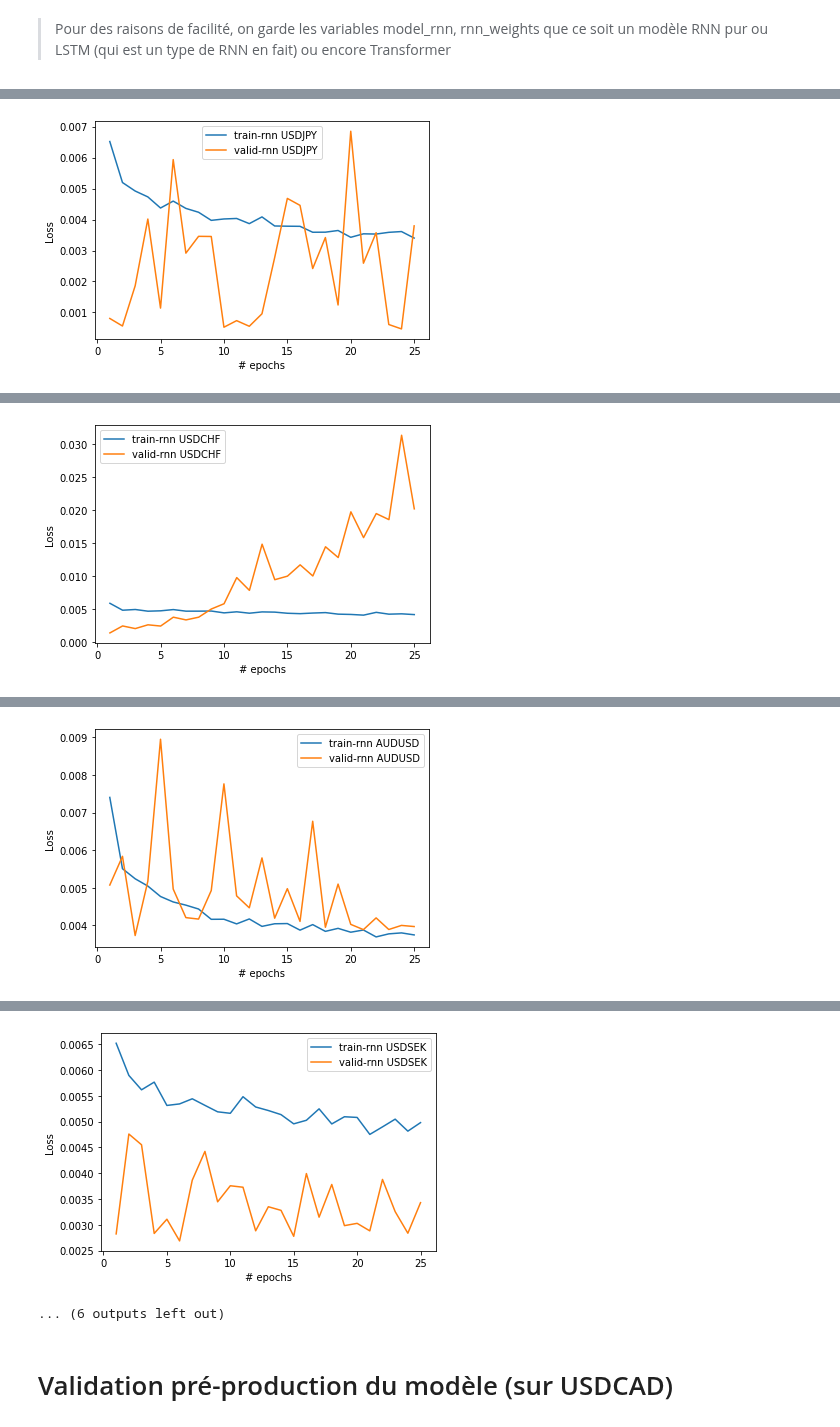
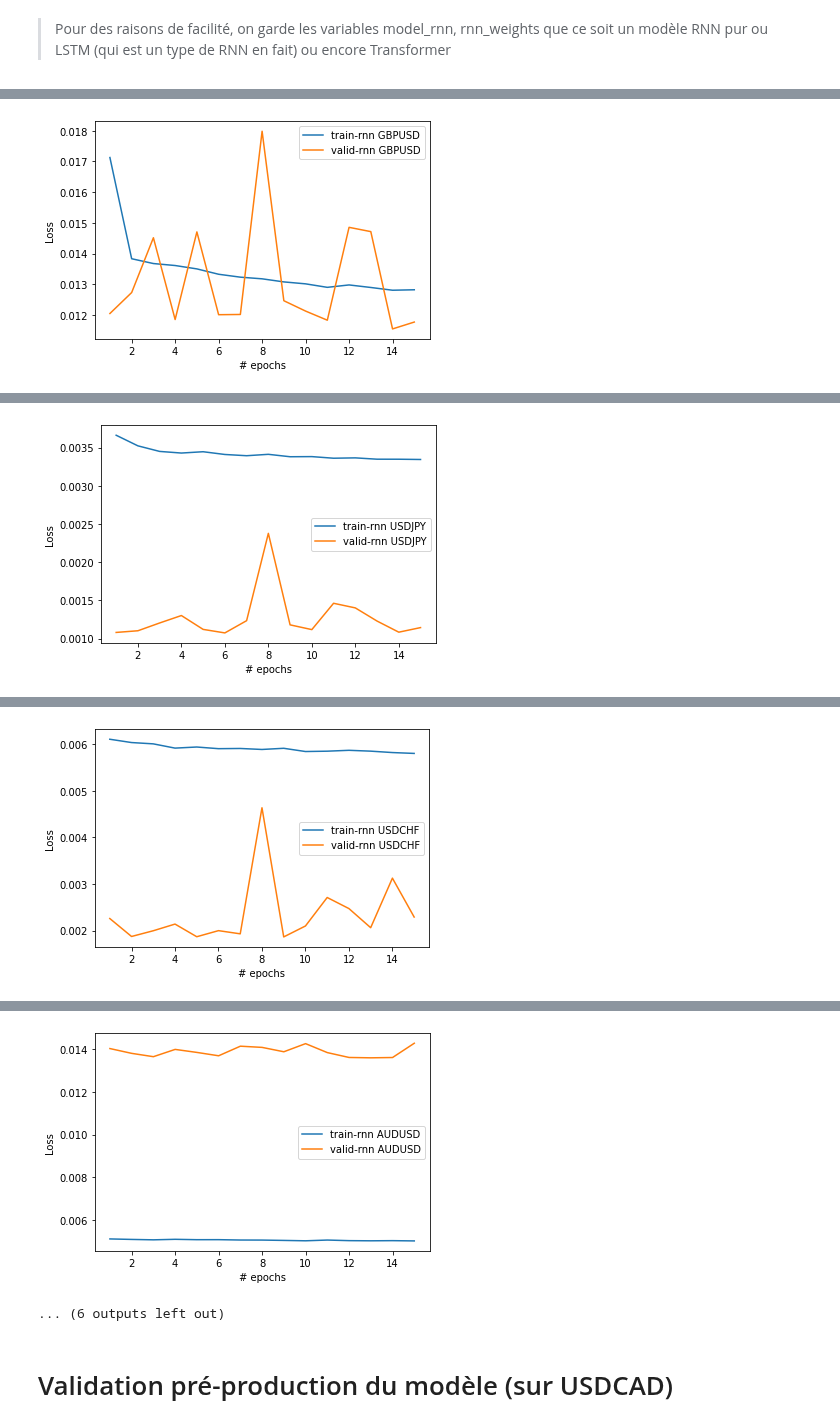
Before and after one commit to delemarchand2020/IVADO_MILA_DL, a Jupyter notebook: Predict_FX_with_DL.ipynb, the cells around one changed output, grey strips where cells are left out. Saved outputs shown, nothing was run; the diff lists cells and outputs as text; code cells hidden in the pictures.

```diff
--- a/Predict_FX_with_DL.ipynb
+++ b/Predict_FX_with_DL.ipynb
@@ -129,12 +129,12 @@ On créé les séquences d'entrées et de sorties telles que les 7 premiers prix
 
 Puis, on "standardise" les jeux de données pour faciliter l'apprentissage RNN.
 # %%
-def split_x_y_in_torch(dfs,seq_len):
+def split_x_y_in_torch(dfs,seq_len, pos_x=7, pos_y=8):
     X = []
     Y = []
     for row in dfs:
-      X.append([row[0:seq_len-1]])
-      Y.append([row[seq_len-1]])
+      X.append([row[0:pos_x]])
+      Y.append([row[pos_y-1]])
     X = np.array(X)
     Y = np.array(Y)
     return torch.from_numpy(X.transpose(0,2,1)).float(), torch.from_numpy(Y).float()
@@ -161,7 +161,7 @@ def standardize(X, mean=None, std=None):
 
     return Xs, mean, std
 # %%
-def create_datasets(seq_len=8, name_serie='USDCAD'):
+def create_datasets(seq_len=8, name_serie='USDCAD', pos_x=7, pos_y=8):
     s = pd.Series(df[name_serie].values) # USDCAD ou EURUSD ou GBPUSD
 
     arr = [s.shift(x).values[::-1][:seq_len] for x in range(len(s))[::-1]]
@@ -172,9 +172,9 @@ def create_datasets(seq_len=8, name_serie='USDCAD'):
 
     train, validate, test = np.split(dfs, [int(.6*len(dfs)), int(.8*len(dfs))])
 
-    X_train, y_train = split_x_y_in_torch(train,seq_len)
-    X_validate, y_validate = split_x_y_in_torch(validate,seq_len)
-    X_test, y_test = split_x_y_in_torch(test,seq_len)
+    X_train, y_train = split_x_y_in_torch(train, seq_len, pos_x, pos_y)
+    X_validate, y_validate = split_x_y_in_torch(validate, seq_len, pos_x, pos_y)
+    X_test, y_test = split_x_y_in_torch(test, seq_len, pos_x, pos_y)
 
     mean = np.mean(dfs)
     std = np.std(dfs)
@@ -519,15 +519,19 @@ def get_optimizer(model, learning_rate=learning_rate):
 # %% [markdown]
 > Pour des raisons de facilité, on garde les variables model_rnn, rnn_weights que ce soit un modèle RNN pur ou LSTM (qui est un type de RNN en fait) ou encore Transformer
 # %%
-n_epoch = 25
-batch_size = 8
-seq_len = 25
+n_epoch = 15
+batch_size = 4
+seq_len = 15
+pos_x = 10
+pos_y = 15
+taille_bloc_pred = pos_y - pos_x
 
 # pre-training (initialement pas de pre-training)
-model_rnn, rnn_weights  = get_transformer_instance(input_dim = 1,
-                                                   output_dim = 1,n_layers = 4,
-                                                   hidden_size = 30,
-                                                   n_heads=2)
+model_rnn, rnn_weights  = get_lstm_instance(input_dim = 1,output_dim = 1,n_layers = 2,hidden_size = 20)
+                          #get_transformer_instance(input_dim = 1,
+                                                   #output_dim = 1,n_layers = 2,
+                                                   #hidden_size = 20,
+                                                   #n_heads=1)
                           #get_lstm_instance(input_dim = 1,output_dim = 1,n_layers = 3,hidden_size = 60)
                           #get_rnn_instance()
 
@@ -538,8 +542,11 @@ loss_fun = torch.nn.MSELoss()
 optimizer_rnn = get_optimizer(model_rnn)
 
 # choix parmi : ['USDCAD','EURUSD', 'GBPUSD','USDJPY','USDCHF','AUDUSD','USDSEK','USDNOK','NZDUSD','USDCAD']
-for name_serie in ['EURUSD', 'GBPUSD','USDJPY','USDCHF','AUDUSD','USDSEK','USDNOK','NZDUSD','USDCAD']:
-    data_train, data_val, data_test, stat = create_datasets(seq_len=seq_len, name_serie=name_serie)
+for name_serie in ['USDCAD','EURUSD', 'GBPUSD','USDJPY','USDCHF','AUDUSD','USDSEK','USDNOK','NZDUSD']:
+    data_train, data_val, data_test, stat = create_datasets(seq_len=seq_len,
+                                                            name_serie=name_serie,
+                                                            pos_x=pos_x,
+                                                            pos_y=pos_y)
 
     Xs_train,ys_train = data_train[0], data_train[1]
     Xs_validate,ys_validate = data_val[0], data_val[1]
@@ -550,7 +557,8 @@ for name_serie in ['EURUSD', 'GBPUSD','USDJPY','USDCHF','AUDUSD','USDSEK','USDNO
                                                                 Xs_validate, ys_validate,Xs_test,
                                                                 ys_test,batch_size = batch_size)
 
-    loss_history = train_model(model_rnn, rnn_weights, optimizer_rnn, loss_fun,n_epoch=n_epoch)
+    loss_history = train_model(model_rnn, rnn_weights, optimizer_rnn, loss_fun,
+                               n_epoch=n_epoch,debug_flag=True)
 
     # Save loss history for later
     rnn_train_loss_history, rnn_valid_loss_history = loss_history
@@ -581,2 +634,2 @@ Training complete in 2m 25s
-[figure, old version]
+[figure, new version]
 Start training
@@ -584,2 +652,2 @@ Training complete in 2m 24s
-[figure, old version]
+[figure, new version]
 Start training
@@ -587,2 +670,2 @@ Training complete in 2m 24s
-[figure, old version]
+[figure, new version]
 Start training
@@ -590,4 +688,4 @@ Training complete in 2m 24s
-[figure, old version]
+[figure, new version]
 ... (6 outputs left out)
 # %% [markdown]
 # Validation pré-production du modèle (sur USDCAD)
```
Also changed, not shown: parts of 11 cells of this notebook.
